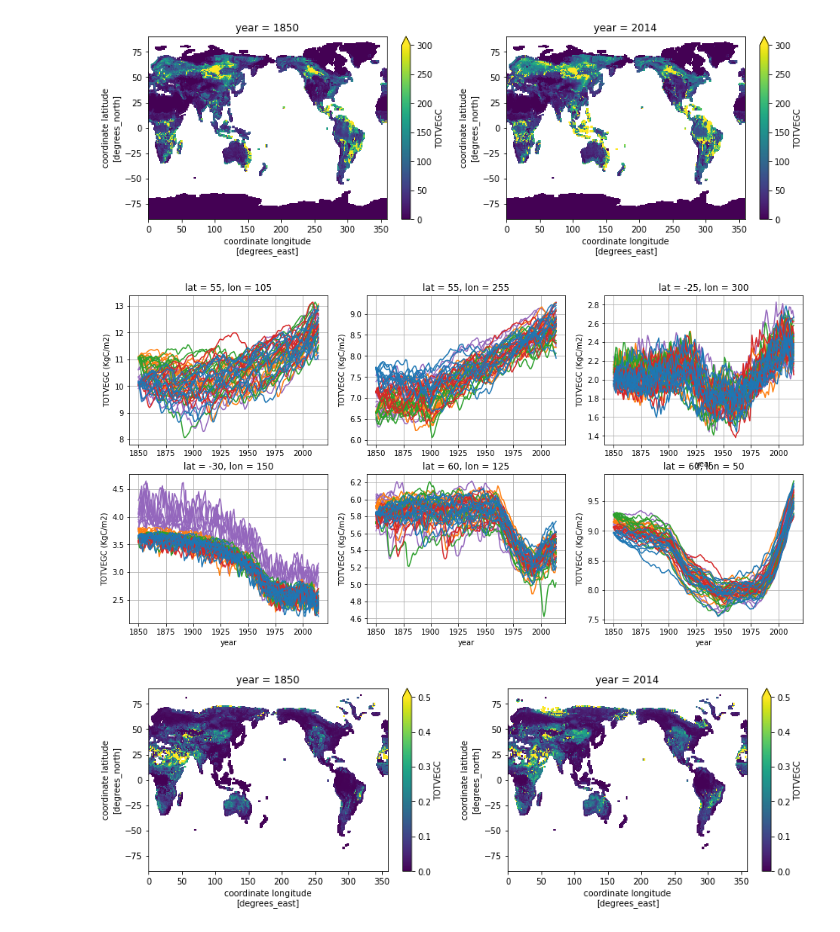
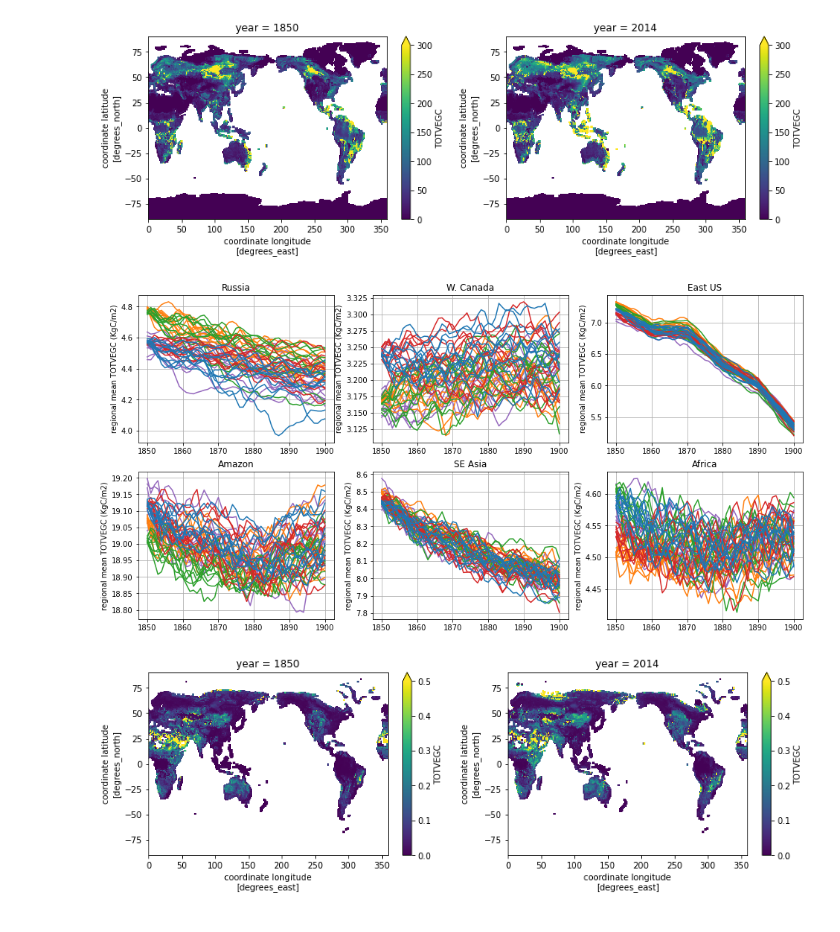
Before and after one commit to wwieder/cesm-lens, a Jupyter notebook: notebooks/lens_InitCond.ipynb, the cells around one changed output. Saved outputs shown, nothing was run; the diff lists cells and outputs as text; code cells hidden in the pictures.

Commit message:
Add regional analyses & TWS

```diff
--- a/notebooks/lens_InitCond.ipynb
+++ b/notebooks/lens_InitCond.ipynb
@@ -197,7 +197,8 @@ ccc = matplotlib.colors.ListedColormap(ccc/256)
 model = ['CESM1','CESM2-CMIP5','CESM2']
 # always brackets, fields = ['GPP']
 CESM1fields = ['GPP','NBP','NEP','NEE','TOTVEGC','DWT_PROD100C_GAIN','DWT_PROD10C_GAIN','WOOD_HARVESTC','DWT_CLOSS']
-CESM2fields = ['TOTVEGC','ELAI']
+CESM2fields = ['TOTVEGC','TWS']
+var = ['TOTVEGC','TWS']
 firstyear = 1850
 nens = 50
 #dsCESM1 = get_monthly(model[0],CESM1fields,firstyear,nens)#42
@@ -210,5 +211,7 @@ Wall time: 1min 11s
 ### quick look at annual data
 # %%
 %%time
-ds = dsCESM2.TOTVEGC.groupby('time.year').mean(skipna=True).compute()
+# Just mean value for each year, don't bother changing
+for i in range(len(var)):
+    ds[var[i]] = dsCESM2[var[i]].groupby('time.year').mean(skipna=True).compute()
 # %% [output]
@@ -255,29 +262,27 @@ ds.isel(year=-1).std(dim='ens').plot(vmin=0,vmax=300);
 # %% [output]
 [figure]
 # %%
+# Regional averages in TOTVEGC
 n = len(temp.ens)
-lats = [55, 55 ,-25,-30,60, 60]
-lons = [105,255,300,150,125,50]
-
+latS = [45, 45, 25, -5,10,-20]
+latN = [60, 60, 40,  5,30, 15]
+lonE = [80, 250,275,280,100,0]
+lonW = [120,275,300,300,125,50]
+region = ['Russia','W. Canada','East US','Amazon','SE Asia','Africa']
 plt.figure(figsize=[16,8])
-for h in range(len(lats)):
-    temp = ds.sel(lat=lats[h], lon=lons[h], method='nearest')
+for h in range(len(latS)):
+    temp = ds[var[0]].sel(lat=slice(latS[h],latN[h]), lon=slice(lonE[h],lonW[h])).mean(
+        ['lat','lon']).sel(year=slice(1850,1900))
     plt.subplot(2,3,(h+1))
     plt.grid()
-    plt.ylabel(CESM2fields[0]+' (KgC/m2)');
-    plt.title('lat = '+str(lats[h])+', lon = '+str(lons[h]) )
-    if h>=2: plt.xlabel('year')
+    plt.title(region[h])
+    plt.ylabel('regional mean '+var[0]+' (KgC/m2)');
     for i in range(n):
-        macroID = int(macro_col[i])
+        #macroID = int(macro_col[i])
         #plt.plot(temp.year,temp.isel(ens=i),color=colors[macroID]);
         plt.plot(temp.year,(temp*1e-3).isel(ens=i),color=TileCol[i]);
-
-#    cesm1_line = mlines.Line2D([], [], color=col[0], label='CESM1 LENS')
-#    cmip5_line = mlines.Line2D([], [], color=col[1], label='CESM2 CMIP5')
-#    cesm2_line = mlines.Line2D([], [], color=col[2], label='CESM2 LENS')
-#    plt.legend(handles=[cesm1_line,cmip5_line,cesm2_line])
 # %% [output]
-[figure, old version]
+[figure, new version]
 # %%
 # CV of VEGC in 1850, 2014
 plt.figure(figsize=[14,4])
```
Also changed, not shown: parts of 11 cells of this notebook.
